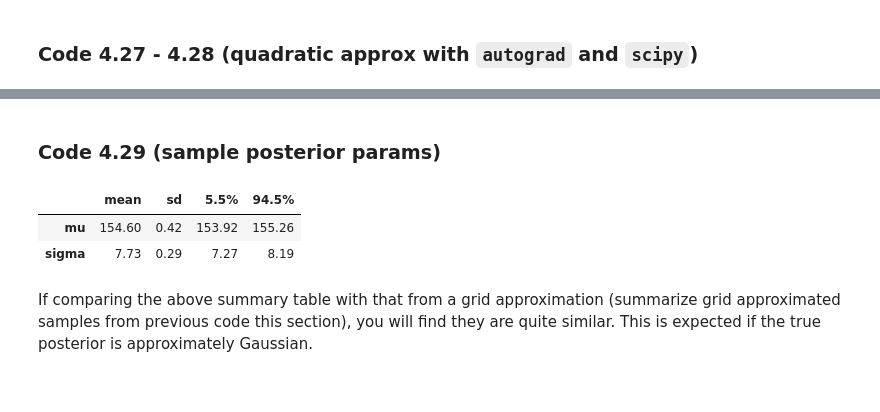
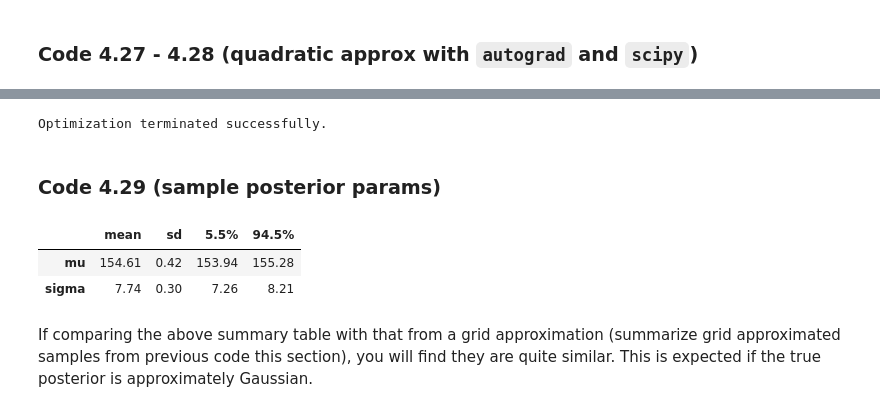
Before and after one commit to jaredxfeng/rethinking, a Jupyter notebook: notebooks/ch4_simpReg.ipynb, the cells around one changed output, grey strips where cells are left out. Drawn from its saved outputs; the diff is of its cells as text; code cells hidden in the pictures.

Commit message:
refactored quap -> pyquap; ch4 in prog

```diff
--- a/notebooks/ch4_simpReg.ipynb
+++ b/notebooks/ch4_simpReg.ipynb
@@ -443,12 +391,29 @@ m4_1 = mvnorm(mean=m4_1_opt.x, cov=m4_1_opt.hess_inv)
+# %%
+mu_mu, mu_sigma = 178, 20
+sigma_l, sigma_u = 0, 50
+
+def height_model_obj(params, data):
+    mu, sigma = params[0], params[1]
+    return -dnorm_(data, loc=mu, scale=sigma, log=True).sum() \
+         - dnorm_(mu, loc=mu_mu, scale=mu_sigma, log=True) \
+         - dunif_(sigma, lower=sigma_l, upper=sigma_u, log=True)
+
+m4_1 = pyquap()
+m4_1.define_objective(height_model_obj)
+init_mu, init_sigma = rnorm(1, mu_mu, mu_sigma), runif(1, sigma_l, sigma_u)
+m4_1.set_init_params(np.array([init_mu, init_sigma]))
+m4_1.fit(data=d2.height.values)
+# %% [output]
+Optimization terminated successfully.
 # %% [markdown]
 ### Code 4.29 (sample posterior params)
 # %%
-m4_1_samples = m4_1.rvs(4000)
-precis(dframe({"mu": m4_1_samples[:, 0], "sigma": m4_1_samples[:, 1]}))
+samples = m4_1.sample(4000)
+precis(dframe({"mu": samples[:, 0], "sigma": samples[:, 1]}))
 # %% [output]
 |  | mean | sd | 5.5% | 94.5% |
-| mu | 154.60 | 0.42 | 153.92 | 155.26 |
-| sigma | 7.73 | 0.29 | 7.27 | 8.19 |
+| mu | 154.61 | 0.42 | 153.94 | 155.28 |
+| sigma | 7.74 | 0.30 | 7.26 | 8.21 |
 # %% [markdown]
 If comparing the above summary table with that from a grid approximation (summarize grid approximated samples from previous code this section), you will find they are quite similar. This is expected if the true posterior is approximately Gaussian.
 # %% [markdown]
```
Also changed, not shown: parts of 33 cells of this notebook, 2 other files.
